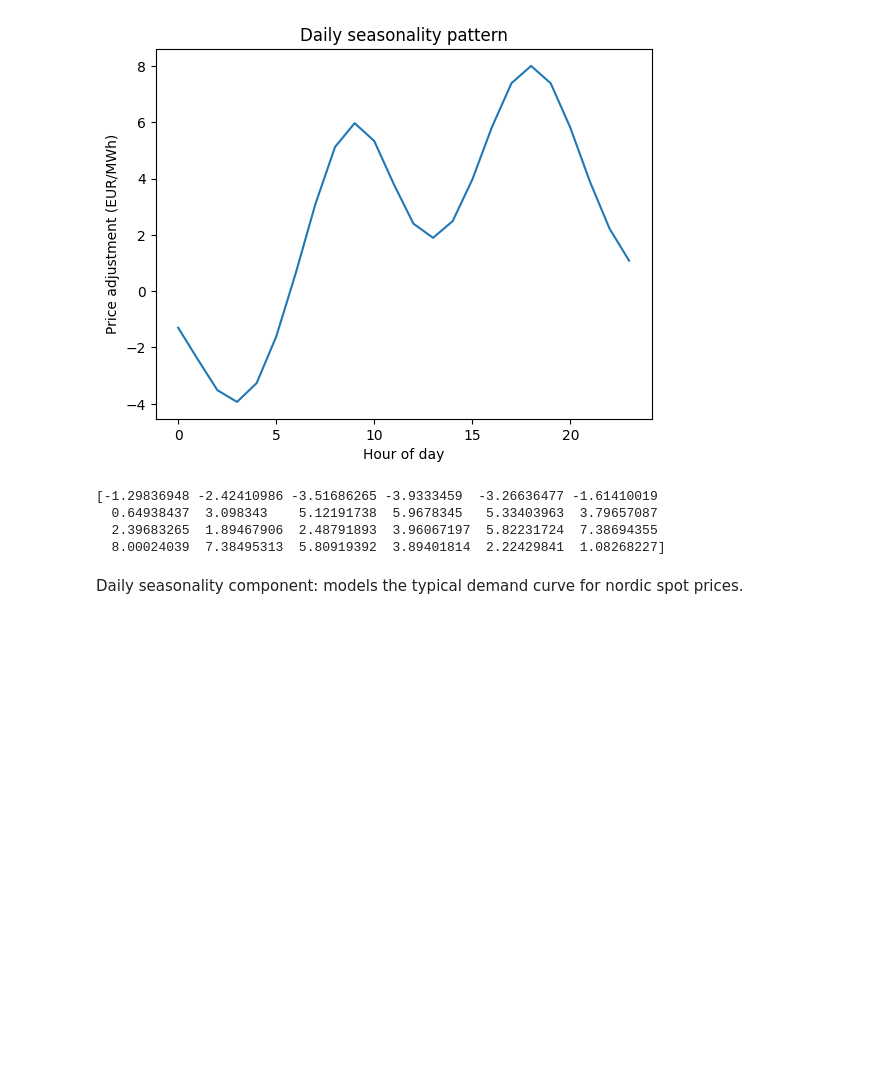
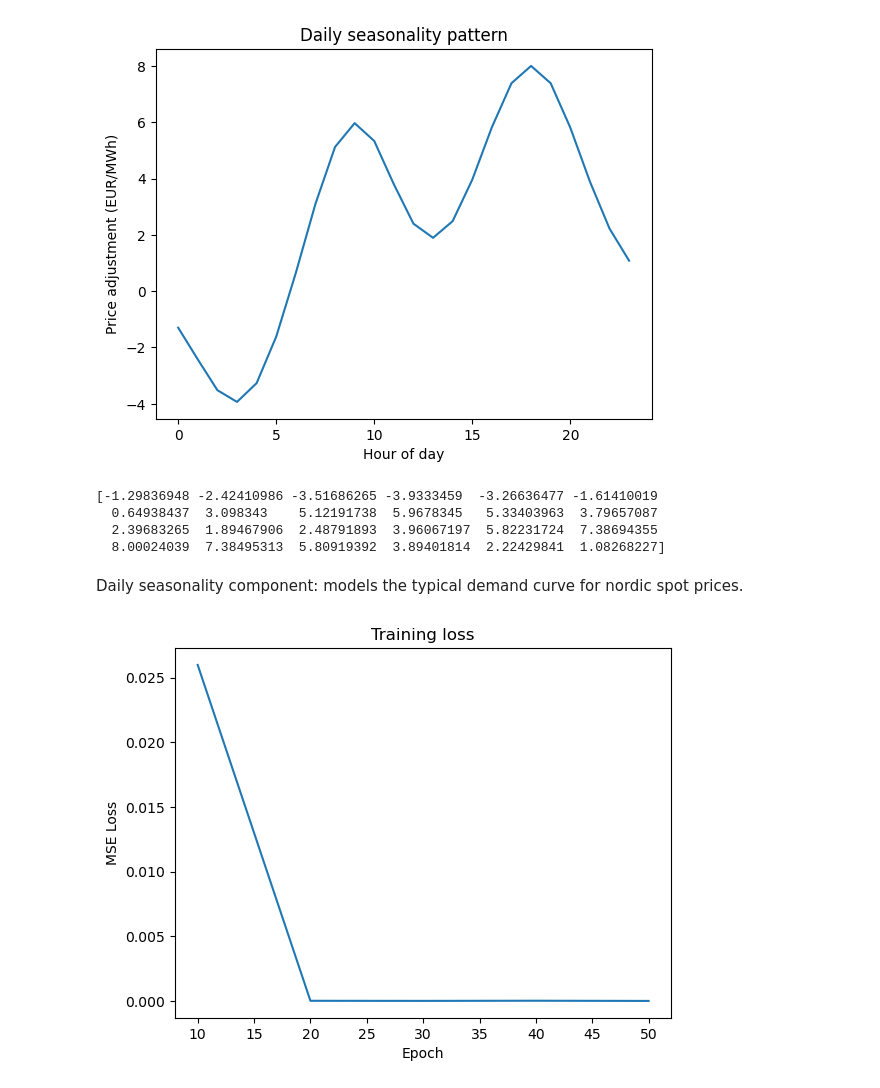
Before and after one commit to PAEJGIT/Anomaly-Detection, a Jupyter notebook: notebooks/notes.ipynb, the cells around one changed output. Saved outputs shown, nothing was run; the diff lists cells and outputs as text; code cells hidden in the pictures; blank space fills up the shorter version.

```diff
--- a/notebooks/notes.ipynb
+++ b/notebooks/notes.ipynb
@@ -75,3 +53,14 @@ print(daily)
   8.00024039  7.38495313  5.80919392  3.89401814  2.22429841  1.08268227]
 # %% [markdown]
 Daily seasonality component: models the typical demand curve for nordic spot prices.
+# %%
+import matplotlib.pyplot as plt
+
+losses = [0.025989, 0.000017, 0.000010, 0.000022, 0.000007]  # training output
+plt.plot(range(10, 51, 10), losses)
+plt.xlabel("Epoch")
+plt.ylabel("MSE Loss")
+plt.title("Training loss")
+plt.show()
+# %% [output]
+[figure, added]
```
Also changed, not shown: parts of 2 cells of this notebook, 4 other files.
